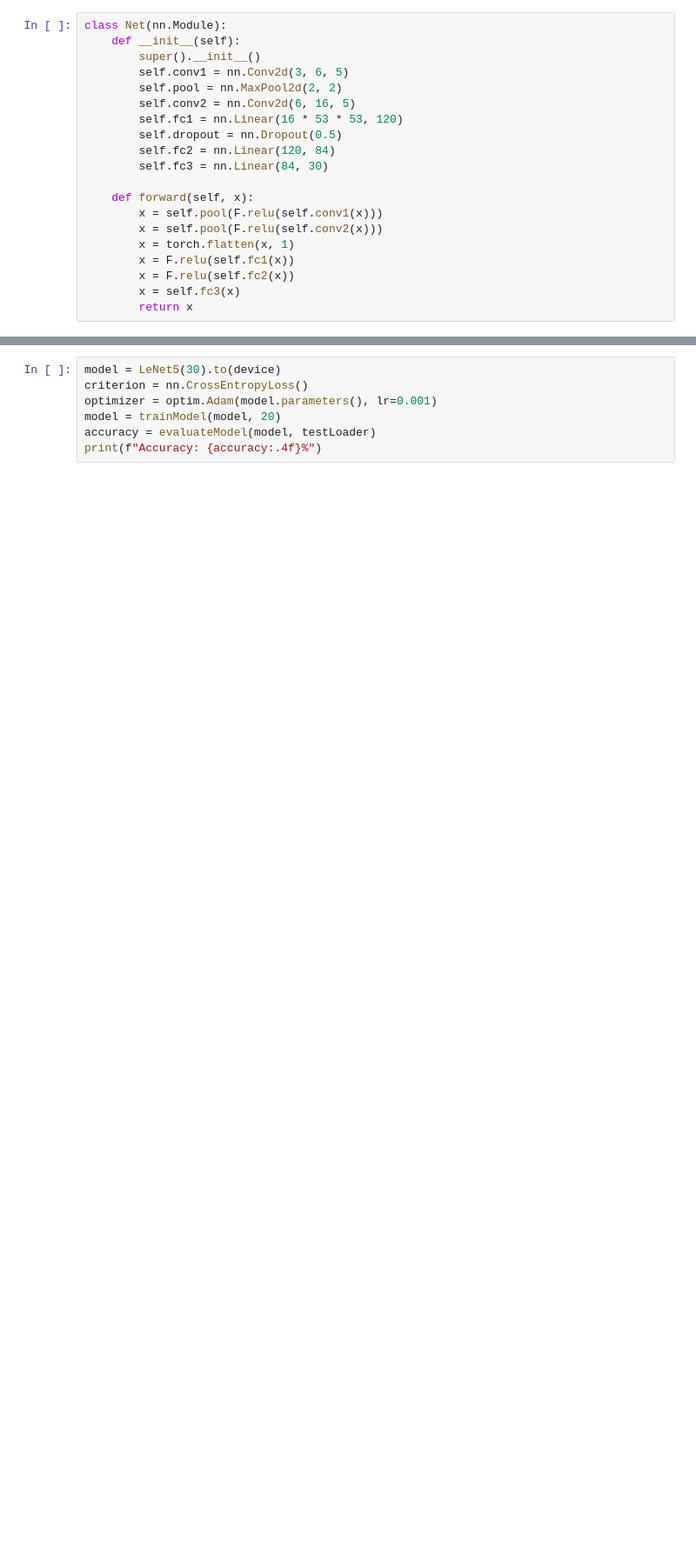
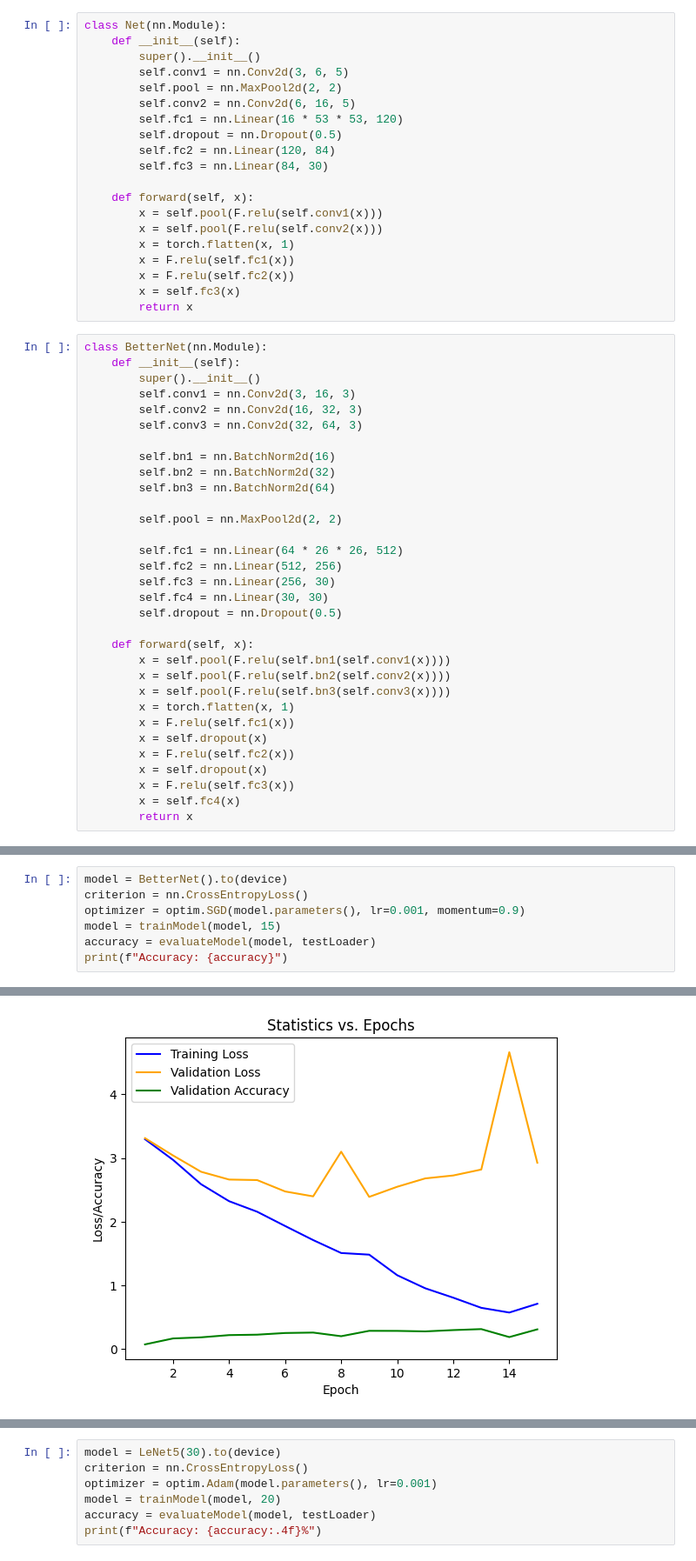
Before and after one commit to noahlangendoen/NBATeamClassifier, a Jupyter notebook: CSCI487_Model_DevelopmentNew.ipynb, the cells around one changed output, grey strips where cells are left out. Shown at 87% size. Saved outputs shown, nothing was run; the diff lists cells and outputs as text; blank space fills up the shorter version.

Commit message:
BetterNet implemented

```diff
--- a/CSCI487_Model_DevelopmentNew.ipynb
+++ b/CSCI487_Model_DevelopmentNew.ipynb
@@ -134,6 +137,38 @@ class Net(nn.Module):
         x = F.relu(self.fc2(x))
         x = self.fc3(x)
         return x
+# %%
+class BetterNet(nn.Module):
+    def __init__(self):
+        super().__init__()
+        self.conv1 = nn.Conv2d(3, 16, 3)
+        self.conv2 = nn.Conv2d(16, 32, 3)
+        self.conv3 = nn.Conv2d(32, 64, 3)
+
+        self.bn1 = nn.BatchNorm2d(16)
+        self.bn2 = nn.BatchNorm2d(32)
+        self.bn3 = nn.BatchNorm2d(64)
+
+        self.pool = nn.MaxPool2d(2, 2)
+
+        self.fc1 = nn.Linear(64 * 26 * 26, 512)
+        self.fc2 = nn.Linear(512, 256)
+        self.fc3 = nn.Linear(256, 30)
+        self.fc4 = nn.Linear(30, 30)
+        self.dropout = nn.Dropout(0.5)
+
+    def forward(self, x):
+        x = self.pool(F.relu(self.bn1(self.conv1(x))))
+        x = self.pool(F.relu(self.bn2(self.conv2(x))))
+        x = self.pool(F.relu(self.bn3(self.conv3(x))))
+        x = torch.flatten(x, 1)
+        x = F.relu(self.fc1(x))
+        x = self.dropout(x)
+        x = F.relu(self.fc2(x))
+        x = self.dropout(x)
+        x = F.relu(self.fc3(x))
+        x = self.fc4(x)
+        return x
 # %%
 model = Net().to(device)
 criterion = nn.CrossEntropyLoss()
@@ -156,0 +212,8 @@ Accuracy: 14.188532555879494
+# %%
+model = BetterNet().to(device)
+criterion = nn.CrossEntropyLoss()
+optimizer = optim.SGD(model.parameters(), lr=0.001, momentum=0.9)
+model = trainModel(model, 15)
+accuracy = evaluateModel(model, testLoader)
+print(f"Accuracy: {accuracy}")
+# %% [output]
@@ -156,0 +235 @@ Accuracy: 14.188532555879494
+[figure, added]
```
Also changed, not shown: parts of 12 cells of this notebook, 1 other file.
